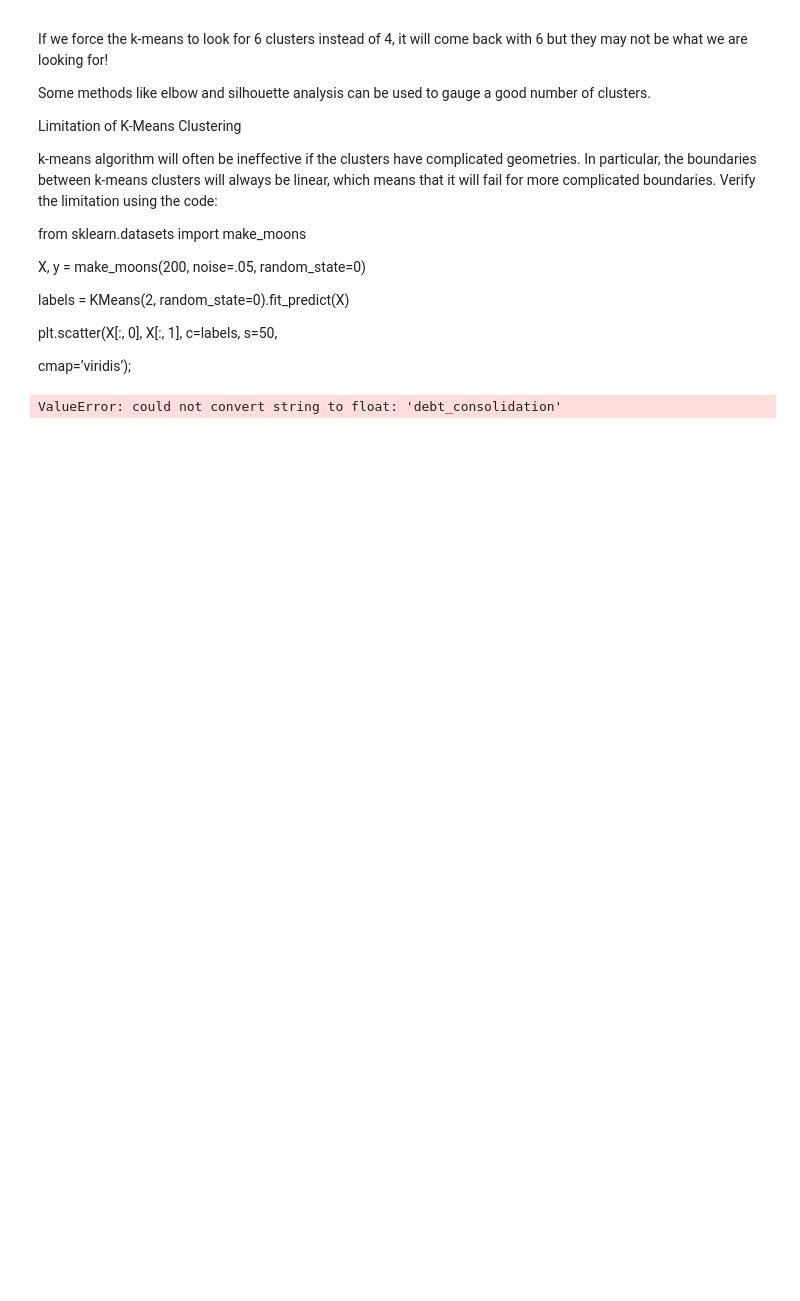
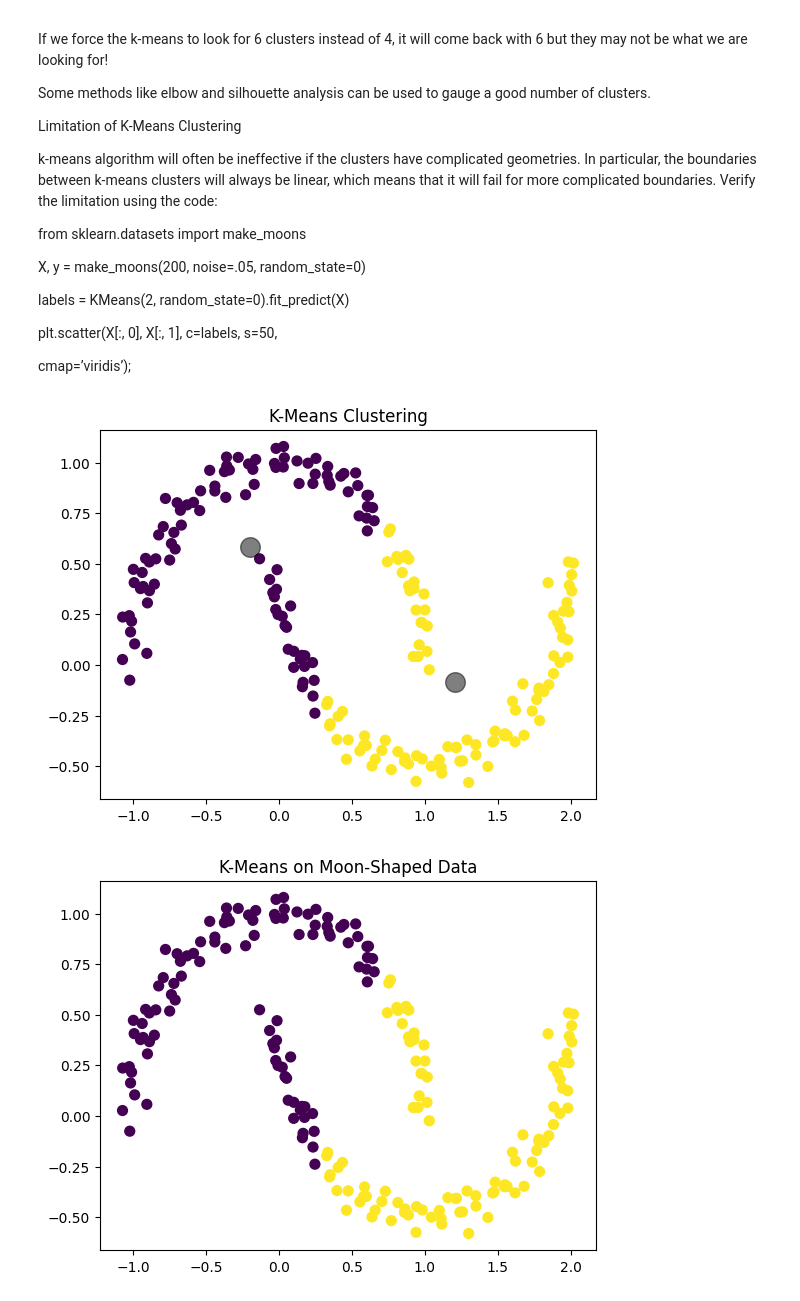
Before and after one commit to 2303A52060/23CSBTB39-40, a Jupyter notebook: AIML_A_10_2.ipynb, the cells around one changed output. Saved outputs shown, nothing was run; the diff lists cells and outputs as text; code cells hidden in the pictures; blank space fills up the shorter version.

```diff
--- a/AIML_A_10_2.ipynb
+++ b/AIML_A_10_2.ipynb
@@ -411,70 +411,49 @@ plt.scatter(X[:, 0], X[:, 1], c=labels, s=50,
 
 cmap=’viridis’);
 # %%
-import pandas as pd
 import numpy as np
 import matplotlib.pyplot as plt
 from sklearn.metrics import pairwise_distances_argmin
-
+from sklearn.datasets import make_moons
 def find_clusters(X, n_clusters, rseed=2):
-    # Step 1: Randomly choose initial clusters
+    # Randomly choose initial cluster centers
     rng = np.random.RandomState(rseed)
     i = rng.permutation(X.shape[0])[:n_clusters]
     centers = X[i]
 
     while True:
-        # Step 2a: Assign labels based on closest center
+        # Assign labels based on closest center
         labels = pairwise_distances_argmin(X, centers)
 
-        # Step 2b: Find new centers from means of points
+        # Find new centers from means of points
         new_centers = np.array([X[labels == i].mean(0) for i in range(n_clusters)])
 
-        # Step 2c: Check for convergence
+        # Check for convergence
         if np.all(centers == new_centers):
             break
 
         centers = new_centers
 
     return centers, labels
+# Generate synthetic data
+X, y = make_moons(200, noise=.05, random_state=0)
 
-# Load the loan dataset
-loan_data = pd.read_csv('loan_data.csv')
+# Run K-Means with 2 clusters
+centers, labels = find_clusters(X, n_clusters=2)
+plt.scatter(X[:, 0], X[:, 1], c=labels, s=50, cmap='viridis')
+plt.scatter(centers[:, 0], centers[:, 1], c='black', s=200, alpha=0.5)
+plt.title("K-Means Clustering")
+plt.show()
+from sklearn.cluster import KMeans
 
-# Use the first two numerical columns for clustering
-features = loan_data.iloc[:, :2].values  # Adjust column indices as necessary
+# Fit KMeans to the moon-shaped data
+kmeans = KMeans(n_clusters=2, random_state=0).fit(X)
+labels_kmeans = kmeans.predict(X)
 
-# Set the number of clusters
-n_clusters = 4  # Change as needed
-
-# Run the K-Means algorithm
-centers, labels = find_clusters(features, n_clusters)
-
-# Plot the results
-plt.figure(figsize=(10, 6))
-plt.scatter(features[:, 0], features[:, 1], c=labels, s=50, cmap='viridis', alpha=0.7)
-plt.scatter(centers[:, 0], centers[:, 1], c='red', s=200, marker='X', label='Centroids')
-plt.title('K-Means Clustering of Loan Data (Implemented from Scratch)')
-plt.xlabel('Feature 1')
-plt.ylabel('Feature 2')
-plt.legend()
-plt.grid(True)
+# Visualize the clustering result
+plt.scatter(X[:, 0], X[:, 1], c=labels_kmeans, s=50, cmap='viridis')
+plt.title("K-Means on Moon-Shaped Data")
 plt.show()
-#Limitations of K-Means Clustering
-from sklearn.datasets import make_moons
-
-# Create the moons dataset
-X, y = make_moons(200, noise=0.05, random_state=0)
-
-# Fit KMeans to the moons dataset
-labels = KMeans(n_clusters=2, random_state=0).fit_predict(X)
-
-# Plot the results
-plt.figure(figsize=(10, 6))
-plt.scatter(X[:, 0], X[:, 1], c=labels, s=50, cmap='viridis', alpha=0.7)
-plt.title('K-Means Clustering on Non-Linear Data (Make Moons)')
-plt.xlabel('Feature 1')
-plt.ylabel('Feature 2')
-plt.grid(True)
-plt.show()
 # %% [output]
-ValueError: could not convert string to float: 'debt_consolidation'
+[figure, added]
+[figure, added]
```
